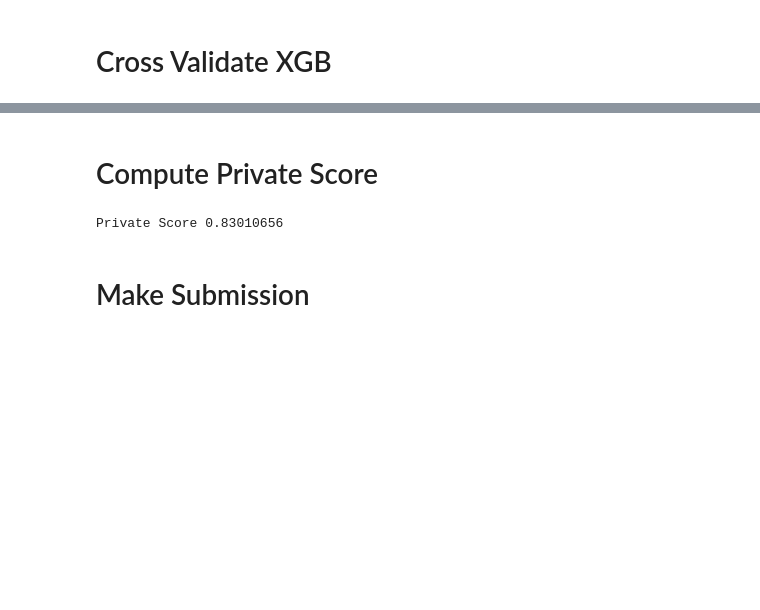
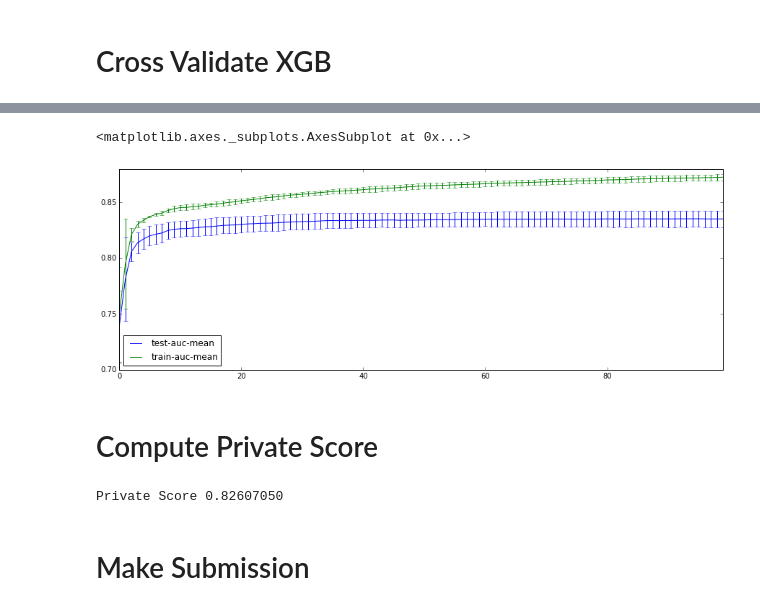
Before and after one commit to geoHeil/santander-customer-satisfaction, a Jupyter notebook: Python/Chris/03_XGB.ipynb, the cells around one changed output, grey strips where cells are left out. Drawn from its saved outputs; the diff is of its cells as text; code cells hidden in the pictures; blank space fills up the shorter version.

```diff
--- a/Python/Chris/03_XGB.ipynb
+++ b/Python/Chris/03_XGB.ipynb
@@ -264,7 +267,7 @@ def transform(data):
     ids = data['ID']
 
     # Extract the data
-    X = data.drop(['ID'] + cols_emtpy + cols_correlated + cols_irrelevant,  axis=1)
+    X = data.drop(['ID'] + cols_emtpy + cols_correlated,  axis=1)
     if 'TARGET' in data.columns:
         X.drop('TARGET', axis=1, inplace=True)
 
@@ -332,15 +354,25 @@ Cross validation train-auc-std 0.00199749 (+- 0.00057121)
+# %%
+import matplotlib.pyplot as plt
+import matplotlib.cm as cm
+
+fig, ax = plt.subplots(figsize=(15, 5), dpi=120)
+scores[['test-auc-mean', 'test-auc-std']].plot(yerr='test-auc-std', ax=ax)
+scores[['train-auc-mean', 'train-auc-std']].plot(yerr='train-auc-std', ax=ax)
+# %% [output]
+<matplotlib.axes._subplots.AxesSubplot at 0x...>
+[figure, added]
 # %% [markdown]
 # Compute Private Score
 # %%
 from sklearn.metrics import roc_auc_score
 
-gbm = clf.fit(X_train.values, y_train.values, eval_metric="auc")
+clf.fit(X_train.values, y_train.values, **fit_params)
 
-score = roc_auc_score(y_test.values, gbm.predict_proba(X_test.values)[:,1])
+score = roc_auc_score(y_test.values, clf.predict_proba(X_test.values, ntree_limit=clf.best_iteration)[:,1])
 
 print("Private Score %.8f" % score)
 # %% [output]
-Private Score 0.83010656
+Private Score 0.82607050
 # %% [markdown]
 # Make Submission
 # %%
```
Also changed, not shown: parts of 8 cells of this notebook.
